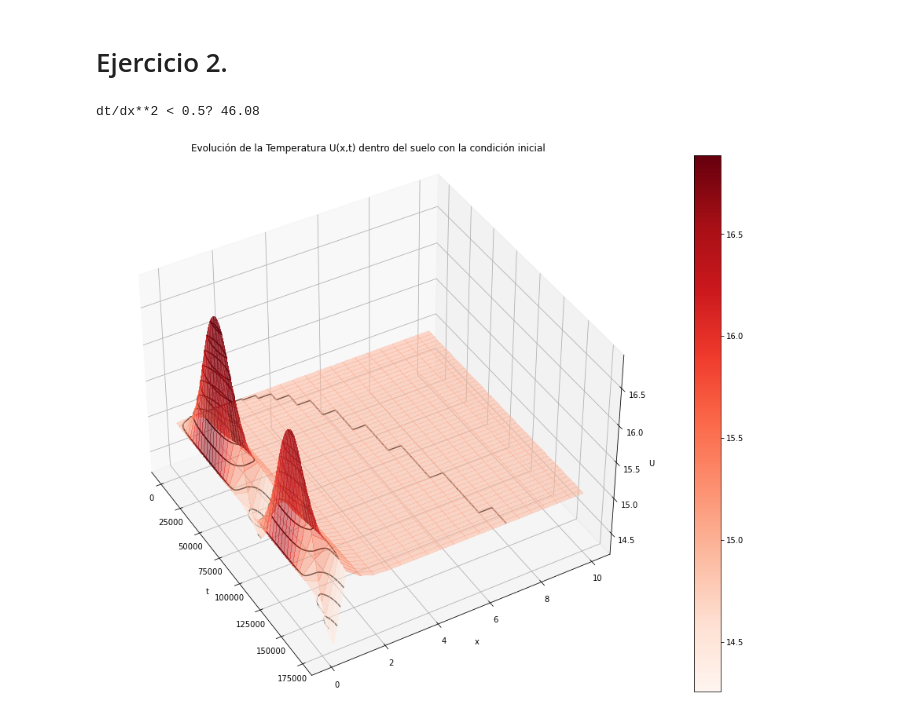
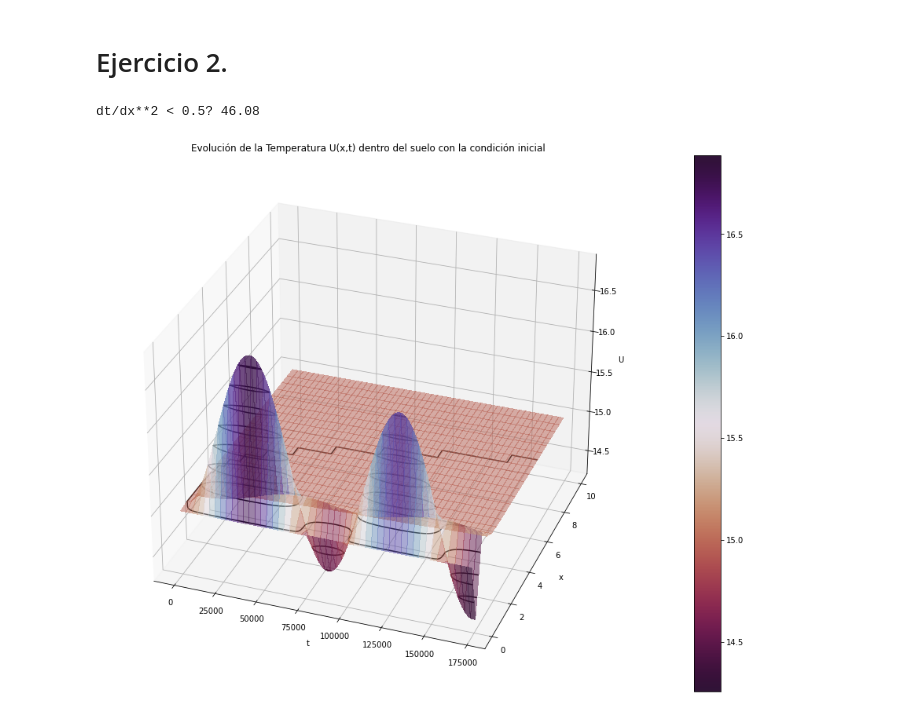
Before and after one commit to Carlos8abl/F-sica-Computacional, a Jupyter notebook: Actividad 10/Actividad 10.ipynb, the cells around one changed output. Drawn from its saved outputs; the diff is of its cells as text; code cells hidden in the pictures.

```diff
--- a/Actividad 10/Actividad 10.ipynb
+++ b/Actividad 10/Actividad 10.ipynb
@@ -126,35 +252,35 @@ U = np.zeros((M, N))
 U[:,0] = 15.0*np.ones(xspan.shape)
 
 for k in range(0, N-1):
     t=k*dt
     U[0, :] = 15 + 20*np.sin(2*np.pi*t/86400)
     U[-1, :] = 15
     for i in range(1, M-1):
         U[i, k+1] = alpha * U[i-1, k] + (1 - 2 * alpha) * U[i, k] + alpha * U[i + 1, k]
 
 T, X = np.meshgrid(tspan, xspan)
 fig = plt.figure(figsize=(20,10))
 
 ax = fig.gca(projection='3d')
-surf = ax.plot_surface(T, X, U, cmap='Reds',
+surf = ax.plot_surface(T, X, U, cmap='twilight_shifted_r',
                        linewidth=0.01, antialiased=False, alpha=0.5)
 
 ax.contour(T, X, U, 10, lw=1, colors="k", linestyles="solid")
-ax.contour(T, X, U, 10, lw=1, cmap="Reds", linestyles="solid", offset=10)
+ax.contour(T, X, U, 10, lw=1, cmap="twilight_shifted_r", linestyles="solid", offset=10)
 
-m = plt.cm.ScalarMappable(cmap='Reds')
+m = plt.cm.ScalarMappable(cmap='twilight_shifted_r')
 m.set_array(U)
 plt.colorbar(m)
 
 ax.set_xlabel('t')
 ax.set_ylabel('x')
 ax.set_zlabel('U')
 ax.set_title('Evolución de la Temperatura U(x,t) dentro del suelo con la condición inicial ')
 
-ax.view_init(elev=40, azim=-30)
+ax.view_init(elev=30, azim=-70)
 
 plt.tight_layout()
 plt.show()
 # %% [output]
 dt/dx**2 < 0.5? 46.08
-[figure, old version]
+[figure, new version]
```
Also changed, not shown: parts of 5 cells of this notebook.
